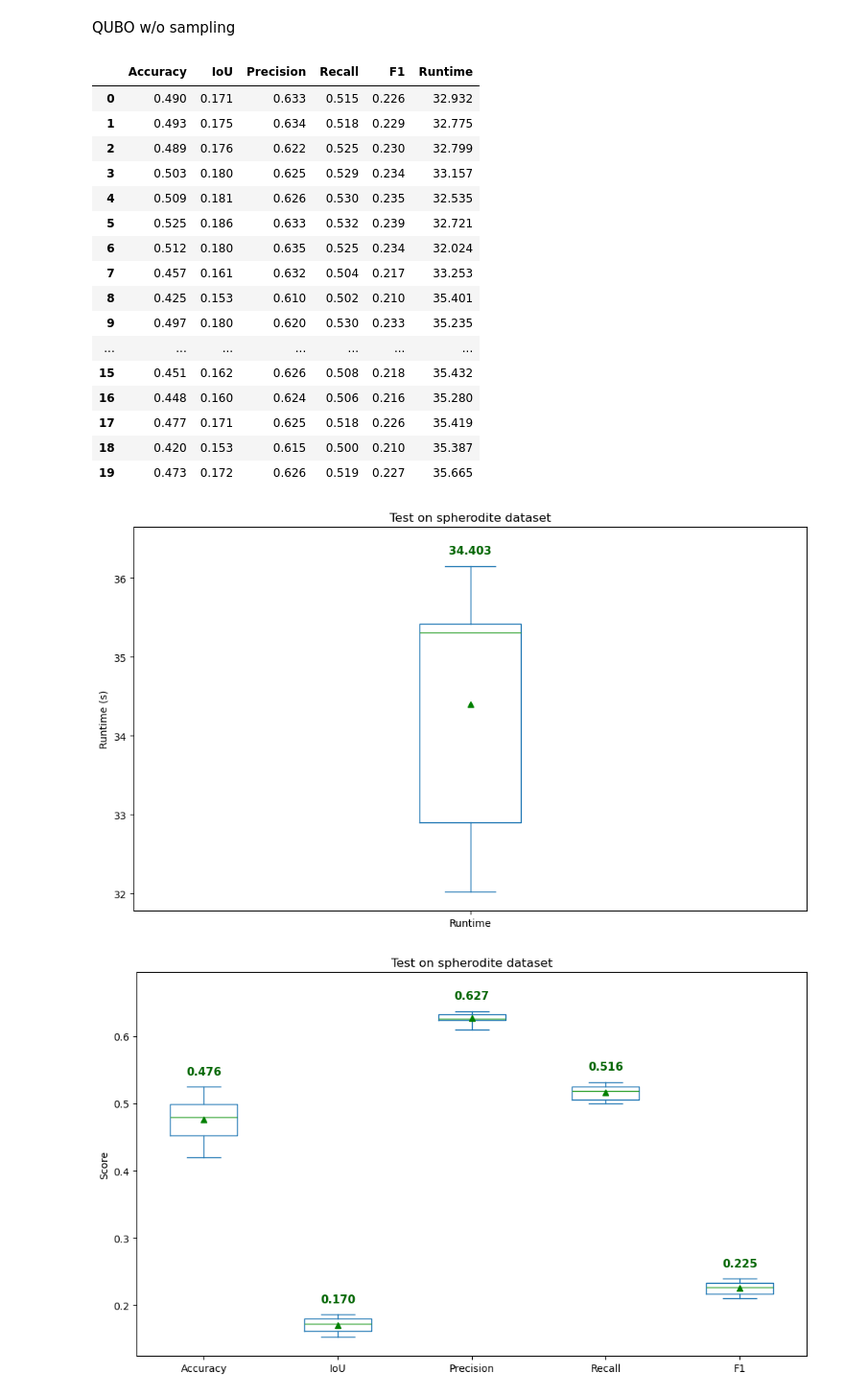
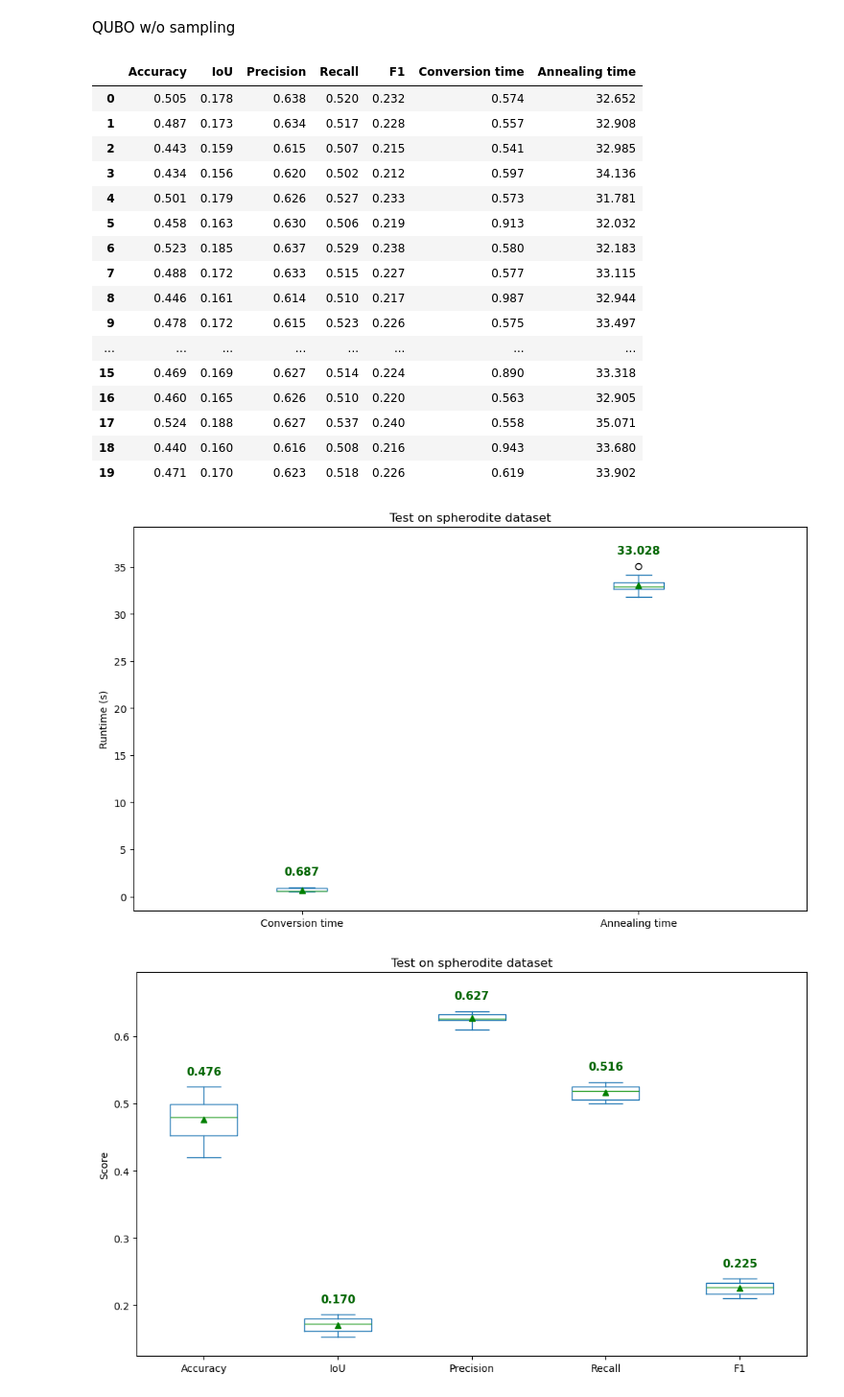
Before and after one commit to 24shiny/Unsupervised-Image-Segmentation-Using-Quantum-Annealing, a Jupyter notebook: Spherodite particles/spherodite_eval_this_work.ipynb, the cells around one changed output. Shown at 96% size. Drawn from its saved outputs; the diff is of its cells as text; code cells hidden in the pictures.

```diff
--- a/Spherodite particles/spherodite_eval_this_work.ipynb
+++ b/Spherodite particles/spherodite_eval_this_work.ipynb
@@ -74,7 +82,3 @@ def optimize_pipeline(raw_image, mask):
     best_config = df_results.sort_values(by='IoU', ascending=False).iloc[0]
 
     return best_config
-# %%
-best_config = optimize_pipeline(images[0], masks[0])
-df = best_config.to_frame()
-df.T
@@ -84,5 +85,5 @@ df.T
 # %%
-df = pd.DataFrame(columns=['idx', 'thresholds', 'k', 'Accuracy', 'IoU', 'Precision', 'Recall', 'F1', 'Processing time', 'Labeling time'])
+df = pd.DataFrame(columns=['idx', 'thresholds', 'k', 'Accuracy', 'IoU', 'Precision', 'Recall', 'F1', 'Conversion time', 'Sampling time', 'Annealing time', 'Labeling time'])
 # %%
 for i in range(len(images)):
     best_config = optimize_pipeline(images[i], masks[i])
@@ -118,7 +119,7 @@ df.describe().loc[['mean', '50%']].round(3)
 # %%
 if 'idx' in df.columns:
     df_runtime = df.set_index('idx')
-df_runtime = df_runtime[['Processing time', 'Labeling time']]
+df_runtime = df_runtime[['Conversion time', 'Sampling time', 'Annealing time', 'Labeling time']]
 
 # 1. Generate boxplot with mean markers
 ax = df_runtime.plot(
@@ -215,12 +174,15 @@ for i in range(len(images)):
     dim = sample.shape[0]
 
     start = time.time()
-    # image to graph
     G, dmin, dmax = construct_graph(sample)
+    end = time.time()
+    conversion_time = round(end-start,3)
 
+    start = time.time()
     bqm, sampleset = annealer_solver_sa(G)
     sampleset_first = sampleset.first.sample
     end = time.time()
+    annealing_time = round(end-start,3)
 
     accuracy, iou, precision, recall, f1 = qseg_evaluation(sampleset_first, dim, masks[i])
 
@@ -230,36 +192,37 @@ for i in range(len(images)):
         'Precision': precision,
         'Recall': recall,
         'F1': f1,
-        'Runtime': round(end - start, 3)
+        'Conversion time': conversion_time,
+        'Annealing time' : annealing_time,
     })
 
 df_qubo = pd.DataFrame(results_qubo)
 df_qubo
 # %% [output]
-|  | Accuracy | IoU | Precision | Recall | F1 | Runtime |
-| 0 | 0.490 | 0.171 | 0.633 | 0.515 | 0.226 | 32.932 |
-| 1 | 0.493 | 0.175 | 0.634 | 0.518 | 0.229 | 32.775 |
-| 2 | 0.489 | 0.176 | 0.622 | 0.525 | 0.230 | 32.799 |
-| 3 | 0.503 | 0.180 | 0.625 | 0.529 | 0.234 | 33.157 |
-| 4 | 0.509 | 0.181 | 0.626 | 0.530 | 0.235 | 32.535 |
-| 5 | 0.525 | 0.186 | 0.633 | 0.532 | 0.239 | 32.721 |
-| 6 | 0.512 | 0.180 | 0.635 | 0.525 | 0.234 | 32.024 |
-| 7 | 0.457 | 0.161 | 0.632 | 0.504 | 0.217 | 33.253 |
-| 8 | 0.425 | 0.153 | 0.610 | 0.502 | 0.210 | 35.401 |
-| 9 | 0.497 | 0.180 | 0.620 | 0.530 | 0.233 | 35.235 |
-| ... | ... | ... | ... | ... | ... | ... |
-| 15 | 0.451 | 0.162 | 0.626 | 0.508 | 0.218 | 35.432 |
-| 16 | 0.448 | 0.160 | 0.624 | 0.506 | 0.216 | 35.280 |
-| 17 | 0.477 | 0.171 | 0.625 | 0.518 | 0.226 | 35.419 |
-| 18 | 0.420 | 0.153 | 0.615 | 0.500 | 0.210 | 35.387 |
-| 19 | 0.473 | 0.172 | 0.626 | 0.519 | 0.227 | 35.665 |
+|  | Accuracy | IoU | Precision | Recall | F1 | Conversion time | Annealing time |
+| 0 | 0.505 | 0.178 | 0.638 | 0.520 | 0.232 | 0.574 | 32.652 |
+| 1 | 0.487 | 0.173 | 0.634 | 0.517 | 0.228 | 0.557 | 32.908 |
+| 2 | 0.443 | 0.159 | 0.615 | 0.507 | 0.215 | 0.541 | 32.985 |
+| 3 | 0.434 | 0.156 | 0.620 | 0.502 | 0.212 | 0.597 | 34.136 |
+| 4 | 0.501 | 0.179 | 0.626 | 0.527 | 0.233 | 0.573 | 31.781 |
+| 5 | 0.458 | 0.163 | 0.630 | 0.506 | 0.219 | 0.913 | 32.032 |
+| 6 | 0.523 | 0.185 | 0.637 | 0.529 | 0.238 | 0.580 | 32.183 |
+| 7 | 0.488 | 0.172 | 0.633 | 0.515 | 0.227 | 0.577 | 33.115 |
+| 8 | 0.446 | 0.161 | 0.614 | 0.510 | 0.217 | 0.987 | 32.944 |
+| 9 | 0.478 | 0.172 | 0.615 | 0.523 | 0.226 | 0.575 | 33.497 |
+| ... | ... | ... | ... | ... | ... | ... | ... |
+| 15 | 0.469 | 0.169 | 0.627 | 0.514 | 0.224 | 0.890 | 33.318 |
+| 16 | 0.460 | 0.165 | 0.626 | 0.510 | 0.220 | 0.563 | 32.905 |
+| 17 | 0.524 | 0.188 | 0.627 | 0.537 | 0.240 | 0.558 | 35.071 |
+| 18 | 0.440 | 0.160 | 0.616 | 0.508 | 0.216 | 0.943 | 33.680 |
+| 19 | 0.471 | 0.170 | 0.623 | 0.518 | 0.226 | 0.619 | 33.902 |
 # %%
 df_qubo.to_csv('spherodite_qubo.csv', index=False)
 # %%
 if 'idx' in df_qubo.columns:
     df_qubo = df_qubo.set_index('idx')
 
-df_runtime = df_qubo[['Runtime']]
+df_runtime = df_qubo[['Conversion time', 'Annealing time']]
 
 # 1. Generate boxplot with mean markers
 ax = df_runtime.plot(
@@ -274,34 +237,34 @@ ax = df_runtime.plot(
 )
 
 # Offset to lift text above the top whisker/outliers
 y_offset = (df_runtime.values.max() - df_runtime.values.min()) * 0.03
 
 # 2. Iterate through columns and place text above each box
 for i, col in enumerate(df_runtime.columns, start=1):
     mean_val = df_runtime[col].mean()
     max_val = df_runtime[col].max()  # Positions above the highest point of the column
 
     ax.text(
         x=i,
         y=max_val + y_offset,
         s=f"{mean_val:.3f}",
         horizontalalignment="center",
         verticalalignment="bottom",
         fontsize=11,
         color="darkgreen",
         fontweight="bold",
     )
 
 # Adjust y-limit slightly so top text doesn't get clipped by the frame
 ax.set_ylim(df_runtime.values.min() - y_offset * 2, df_runtime.values.max() + y_offset * 4)
 
 plt.grid(False)
 plt.title("Test on spherodite dataset")
 plt.ylabel("Runtime (s)")
 plt.tight_layout()
 plt.show()
 # %% [output]
-[figure, old version]
+[figure, new version]
 # %%
 # df_qubo.drop(columns=['Runtime'], inplace=True)
 
```
Also changed, not shown: parts of 7 cells of this notebook.
